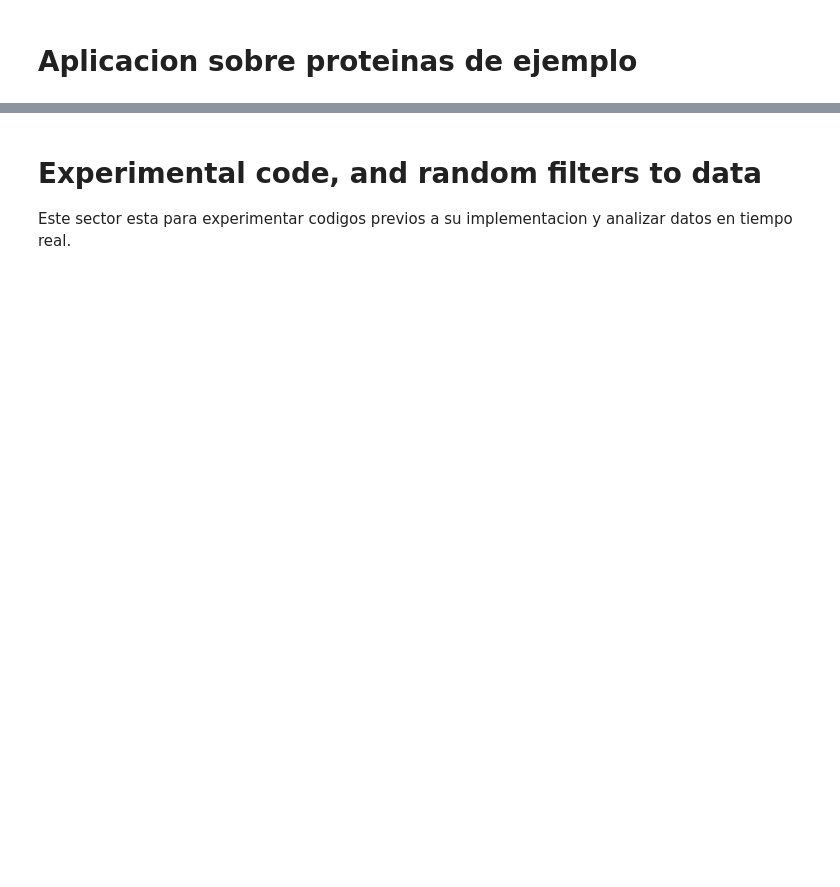
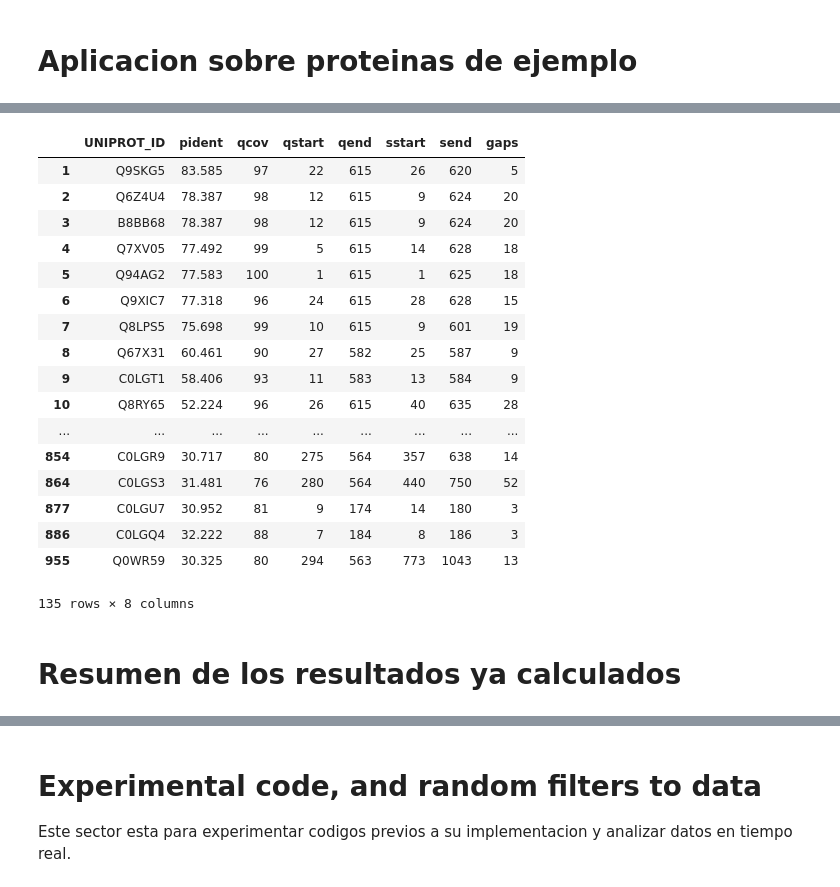
Before and after one commit to guisandec/pipeline_ensembles-alpha, a Jupyter notebook: pipeline-ensembles-with-db.ipynb, the cells around one changed output, grey strips where cells are left out. Saved outputs shown, nothing was run; the diff lists cells and outputs as text; code cells hidden in the pictures; blank space fills up the shorter version.

```diff
--- a/pipeline-ensembles-with-db.ipynb
+++ b/pipeline-ensembles-with-db.ipynb
@@ -477,0 +522,24 @@ estudiar_proteina("P04637")
+# %%
+query= "Q94F62"
+ensemble_df[query]["blast_results"]
+# %% [output]
+|  | UNIPROT_ID | pident | qcov | qstart | qend | sstart | send | gaps |
+| 1 | Q9SKG5 | 83.585 | 97 | 22 | 615 | 26 | 620 | 5 |
+| 2 | Q6Z4U4 | 78.387 | 98 | 12 | 615 | 9 | 624 | 20 |
+| 3 | B8BB68 | 78.387 | 98 | 12 | 615 | 9 | 624 | 20 |
+| 4 | Q7XV05 | 77.492 | 99 | 5 | 615 | 14 | 628 | 18 |
+| 5 | Q94AG2 | 77.583 | 100 | 1 | 615 | 1 | 625 | 18 |
+| 6 | Q9XIC7 | 77.318 | 96 | 24 | 615 | 28 | 628 | 15 |
+| 7 | Q8LPS5 | 75.698 | 99 | 10 | 615 | 9 | 601 | 19 |
+| 8 | Q67X31 | 60.461 | 90 | 27 | 582 | 25 | 587 | 9 |
+| 9 | C0LGT1 | 58.406 | 93 | 11 | 583 | 13 | 584 | 9 |
+| 10 | Q8RY65 | 52.224 | 96 | 26 | 615 | 40 | 635 | 28 |
+| ... | ... | ... | ... | ... | ... | ... | ... | ... |
+| 854 | C0LGR9 | 30.717 | 80 | 275 | 564 | 357 | 638 | 14 |
+| 864 | C0LGS3 | 31.481 | 76 | 280 | 564 | 440 | 750 | 52 |
+| 877 | C0LGU7 | 30.952 | 81 | 9 | 174 | 14 | 180 | 3 |
+| 886 | C0LGQ4 | 32.222 | 88 | 7 | 184 | 8 | 186 | 3 |
+| 955 | Q0WR59 | 30.325 | 80 | 294 | 563 | 773 | 1043 | 13 |
+135 rows × 8 columns
+# %% [markdown]
+# Resumen de los resultados ya calculados
```
Also changed, not shown: parts of 24 cells of this notebook.
